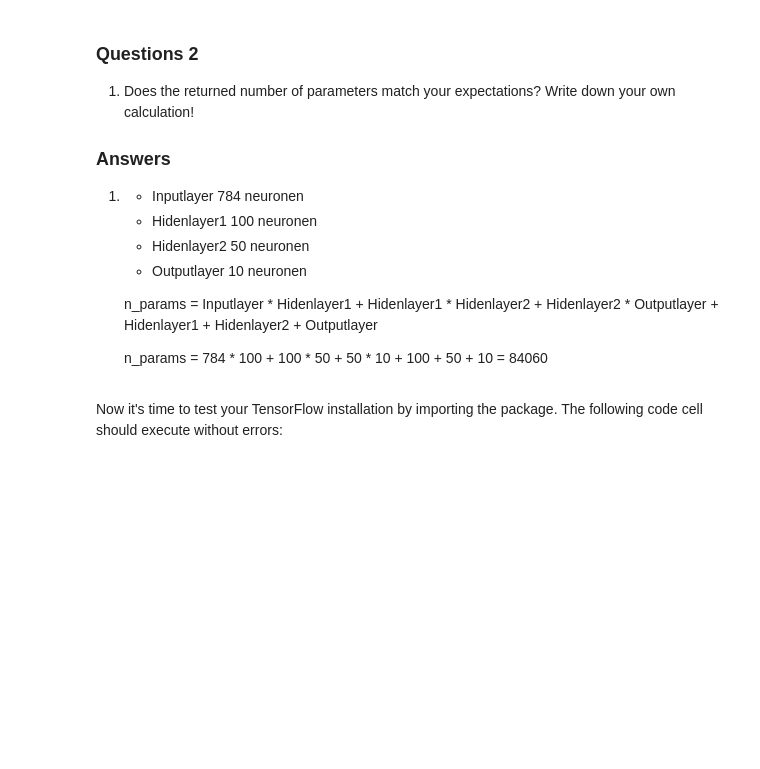
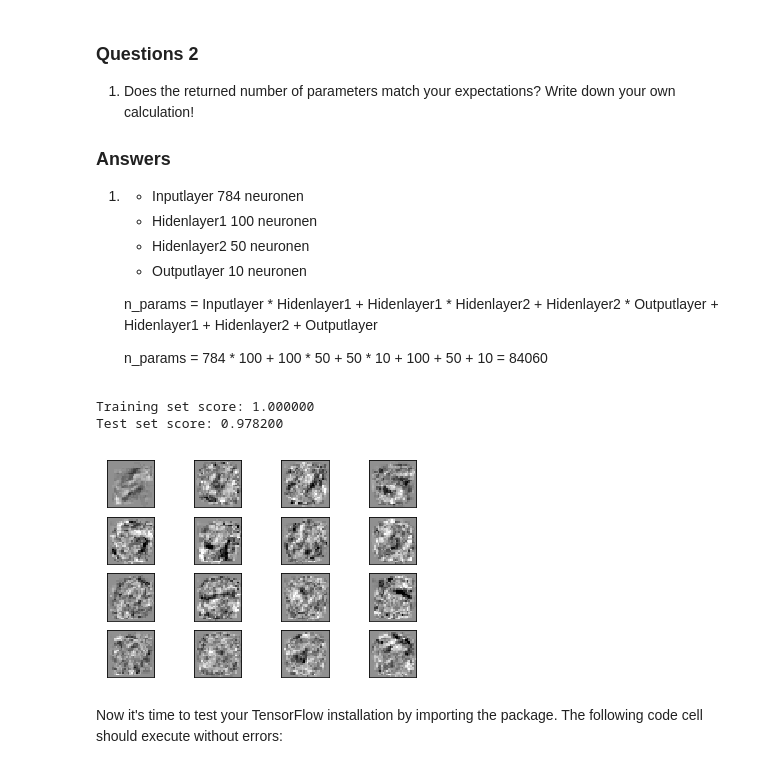
Before and after one commit to flowlow969/ML_fuer_dummies, a Jupyter notebook: mlp_MNIST.ipynb, the cells around one changed output. Cells and saved outputs as stored; diff of their text form; code cells hidden in the pictures; blank space fills up the shorter version.

```diff
--- a/mlp_MNIST.ipynb
+++ b/mlp_MNIST.ipynb
@@ -172,3 +171,31 @@ n_params(clf)
+# %%
+## Now use the example from: https://scikit-learn.org/stable/auto_examples/neural_networks/plot_mnist_filters.html
+## to plot ALL weight matrices of the first layer of the MLP trained above
+## using subplots with 20 columns.
+import warnings
+from sklearn.exceptions import ConvergenceWarning
+import matplotlib.pyplot as plt
+
+with warnings.catch_warnings():
+    warnings.filterwarnings("ignore", category=ConvergenceWarning, module="sklearn")
+    clf.fit(X_train, y_train)
+
+print("Training set score: %f" % clf.score(X_train, y_train))
+print("Test set score: %f" % clf.score(X_test, y_test))
+
+fig, axes = plt.subplots(4, 4)
+# use global min / max to ensure all weights are shown on the same scale
+vmin, vmax = clf.coefs_[0].min(), clf.coefs_[0].max()
+for coef, ax in zip(clf.coefs_[0].T, axes.ravel()):
+    ax.matshow(coef.reshape(28, 28), cmap=plt.cm.gray, vmin=0.5 * vmin, vmax=0.5 * vmax)
+    ax.set_xticks(())
+    ax.set_yticks(())
+
+plt.show()
+# %% [output]
+Training set score: 1.000000
+Test set score: 0.978200
+[figure, added]
 # %% [markdown]
 Now it's time to test your TensorFlow installation by importing the package. The following code cell should execute without errors:
 # %%
```
Also changed, not shown: parts of 8 cells of this notebook.
